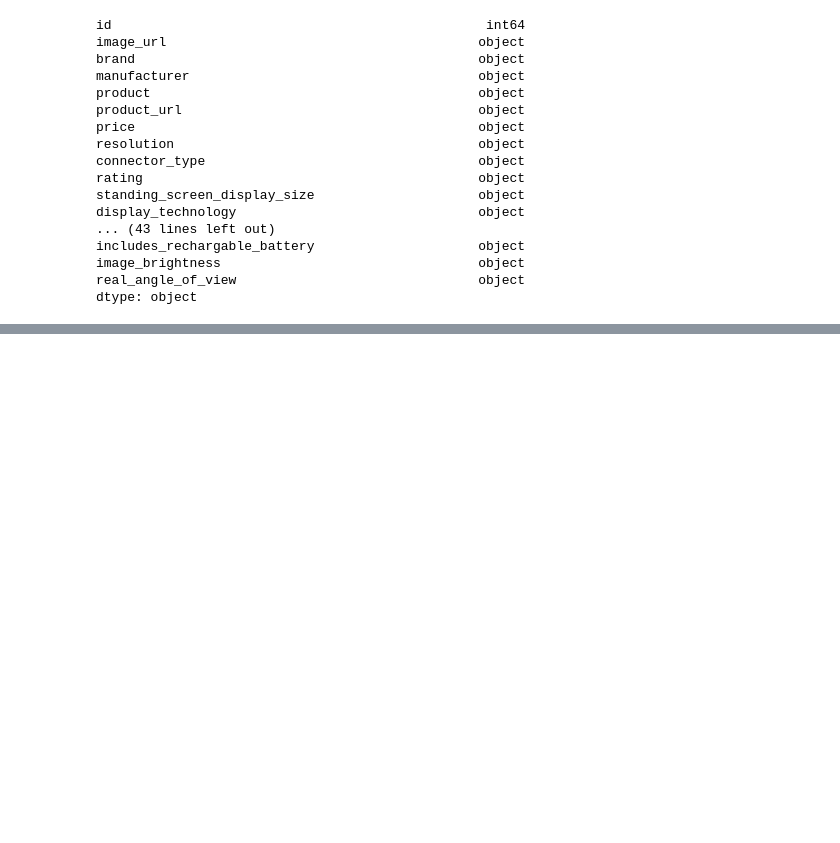
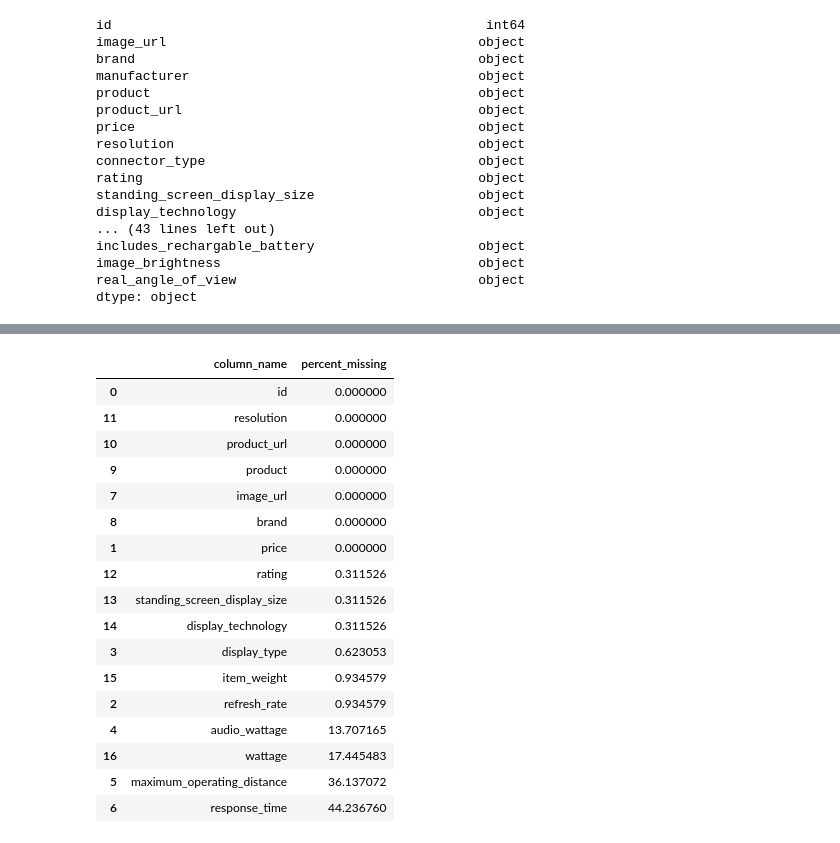
Before and after one commit to AjayKumarChintada/prodcut_recommend, a Jupyter notebook: notebooks/preprocessing.ipynb, the cells around one changed output, grey strips where cells are left out. Drawn from its saved outputs; the diff is of its cells as text; code cells hidden in the pictures; blank space fills up the shorter version.

```diff
--- a/notebooks/preprocessing.ipynb
+++ b/notebooks/preprocessing.ipynb
@@ -107,0 +124,22 @@ df.head()
+# %%
+missing_value_df = null_percentage(df)
+missing_value_df
+# %% [output]
+|  | column_name | percent_missing |
+| 0 | id | 0.000000 |
+| 11 | resolution | 0.000000 |
+| 10 | product_url | 0.000000 |
+| 9 | product | 0.000000 |
+| 7 | image_url | 0.000000 |
+| 8 | brand | 0.000000 |
+| 1 | price | 0.000000 |
+| 12 | rating | 0.311526 |
+| 13 | standing_screen_display_size | 0.311526 |
+| 14 | display_technology | 0.311526 |
+| 3 | display_type | 0.623053 |
+| 15 | item_weight | 0.934579 |
+| 2 | refresh_rate | 0.934579 |
+| 4 | audio_wattage | 13.707165 |
+| 16 | wattage | 17.445483 |
+| 5 | maximum_operating_distance | 36.137072 |
+| 6 | response_time | 44.236760 |
```
Also changed, not shown: parts of 13 cells of this notebook.
